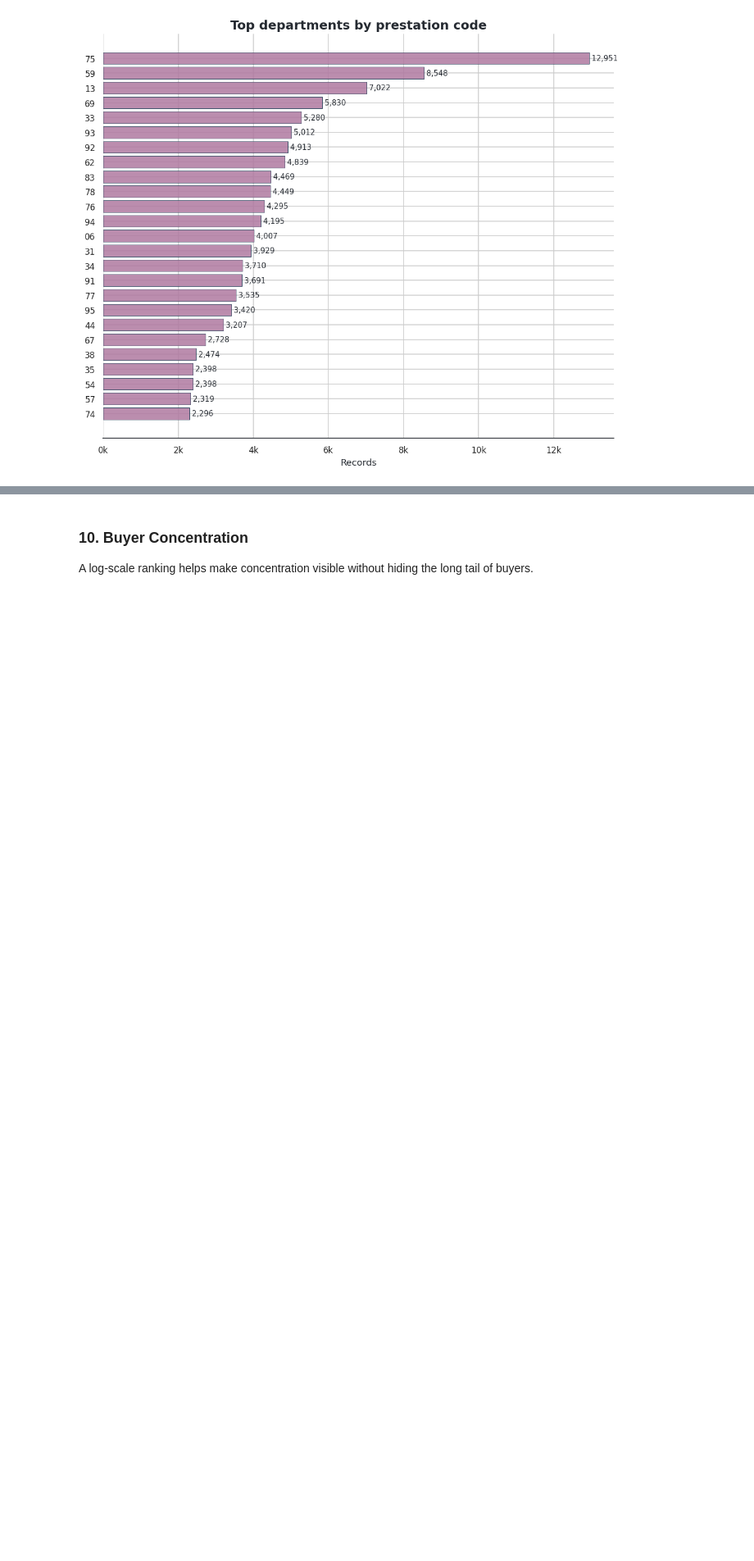
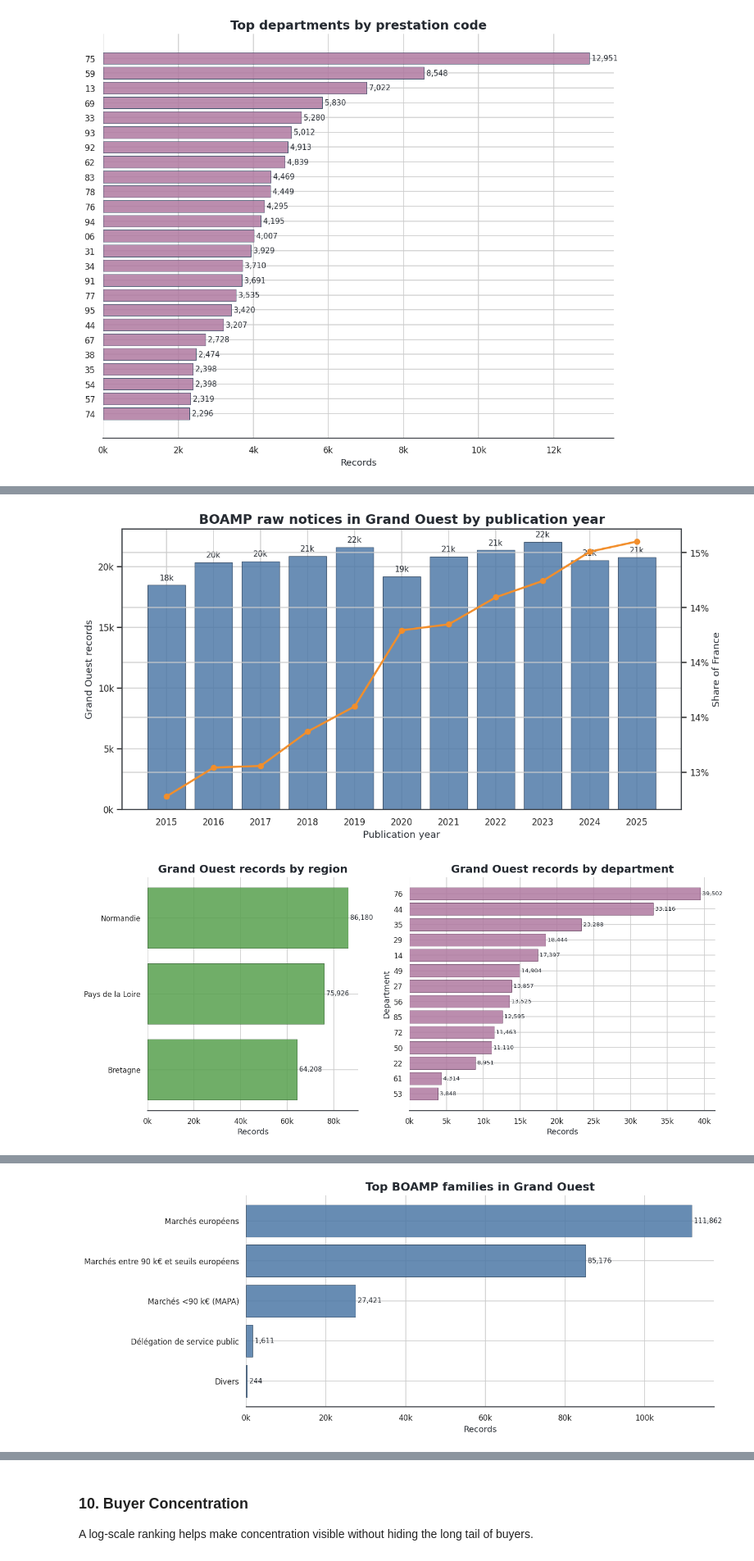
Before and after one commit to ROUSenghak/project-gigalis, a Jupyter notebook: notebooks/boamp_full_raw_eda.ipynb, the cells around one changed output, grey strips where cells are left out. Shown at 82% size. Saved outputs shown, nothing was run; the diff lists cells and outputs as text; code cells hidden in the pictures; blank space fills up the shorter version.

```diff
--- a/notebooks/boamp_full_raw_eda.ipynb
+++ b/notebooks/boamp_full_raw_eda.ipynb
@@ -553,0 +743,66 @@ plot_top_bar(department_df, "code_departement_prestation", "records", "Top depar
+# %%
+fig, ax1 = plt.subplots(figsize=(11.5, 5.8))
+ax1.bar(grand_ouest_yearly_df["year"], grand_ouest_yearly_df["grand_ouest_records"], color="#4E79A7", alpha=0.84, edgecolor="#2f465f", linewidth=0.7)
+ax1.set_title("BOAMP raw notices in Grand Ouest by publication year")
+ax1.set_xlabel("Publication year")
+ax1.set_ylabel("Grand Ouest records")
+ax1.set_xticks(grand_ouest_yearly_df["year"])
+ax1.yaxis.set_major_formatter(lambda x, pos: f"{x/1000:.0f}k")
+for _, row in grand_ouest_yearly_df.iterrows():
+    ax1.text(row["year"], row["grand_ouest_records"] + grand_ouest_yearly_df["grand_ouest_records"].max() * 0.012, f"{row['grand_ouest_records']/1000:.0f}k", ha="center", va="bottom", fontsize=9)
+ax2 = ax1.twinx()
+ax2.plot(grand_ouest_yearly_df["year"], grand_ouest_yearly_df["grand_ouest_share_of_france"], color="#F28E2B", marker="o", linewidth=2.3)
+ax2.set_ylabel("Share of France")
+ax2.yaxis.set_major_formatter(lambda x, pos: f"{x:.0%}")
+sns.despine(ax=ax1, right=False)
+save_figure(fig, "13_grand_ouest_volume_by_year.png")
+plt.show()
+
+fig, axes = plt.subplots(1, 2, figsize=(14, 5.8), gridspec_kw={"width_ratios": [1, 1.45]})
+region_plot = grand_ouest_region_df.iloc[::-1]
+axes[0].barh(region_plot["region"], region_plot["records"], color="#59A14F", alpha=0.86, edgecolor="#365f34", linewidth=0.6)
+axes[0].set_title("Grand Ouest records by region")
+axes[0].set_xlabel("Records")
+axes[0].xaxis.set_major_formatter(lambda x, pos: f"{x/1000:.0f}k")
+for y, value in enumerate(region_plot["records"]):
+    axes[0].text(value, y, f" {value:,}", va="center", fontsize=9)
+
+department_plot = grand_ouest_department_df.sort_values("records", ascending=True)
+axes[1].barh(department_plot["department"], department_plot["records"], color="#B07AA1", alpha=0.86, edgecolor="#6e4966", linewidth=0.6)
+axes[1].set_title("Grand Ouest records by department")
+axes[1].set_xlabel("Records")
+axes[1].set_ylabel("Department")
+axes[1].xaxis.set_major_formatter(lambda x, pos: f"{x/1000:.0f}k")
+for y, value in enumerate(department_plot["records"]):
+    axes[1].text(value, y, f" {value:,}", va="center", fontsize=8)
+sns.despine(fig=fig, left=True)
+save_figure(fig, "14_grand_ouest_region_department_mix.png")
+plt.show()
+
+if not grand_ouest_monthly_df.empty:
+    go_heatmap_data = grand_ouest_monthly_df.pivot_table(index="year", columns="month_number", values="records", aggfunc="sum").reindex(columns=month_order)
+    fig, ax = plt.subplots(figsize=(12, 6.5))
+    sns.heatmap(
+        go_heatmap_data,
+        cmap=sns.light_palette("#59A14F", as_cmap=True),
+        linewidths=0.5,
+        linecolor="white",
+        annot=True,
+        fmt=".0f",
+        annot_kws={"fontsize": 8},
+        cbar_kws={"label": "Records"},
+        ax=ax,
+    )
+    ax.set_title("Grand Ouest monthly BOAMP publication volume heatmap")
+    ax.set_xlabel("Publication month")
+    ax.set_ylabel("Publication year")
+    ax.set_xticklabels(month_labels, rotation=0)
+    save_figure(fig, "15_grand_ouest_monthly_heatmap.png")
+    plt.show()
+
+plot_top_bar(grand_ouest_family_df, "famille_libelle", "records", "Top BOAMP families in Grand Ouest", "16_grand_ouest_top_families.png", color="#4E79A7", top_n=12)
+plot_top_bar(grand_ouest_procedure_df, "procedure_libelle", "records", "Top BOAMP procedures in Grand Ouest", "17_grand_ouest_top_procedures.png", color="#F28E2B", top_n=12)
+plot_top_bar(grand_ouest_buyer_df, "nomacheteur", "records", "Top buyers in Grand Ouest", "18_grand_ouest_top_buyers.png", color="#B07AA1", top_n=20)
+# %% [output]
+[figure, added]
+[figure, added]
@@ -553,0 +810 @@ plot_top_bar(department_df, "code_departement_prestation", "records", "Top depar
+[figure, added]
```
Also changed, not shown: parts of 10 cells of this notebook, 27 other files.
